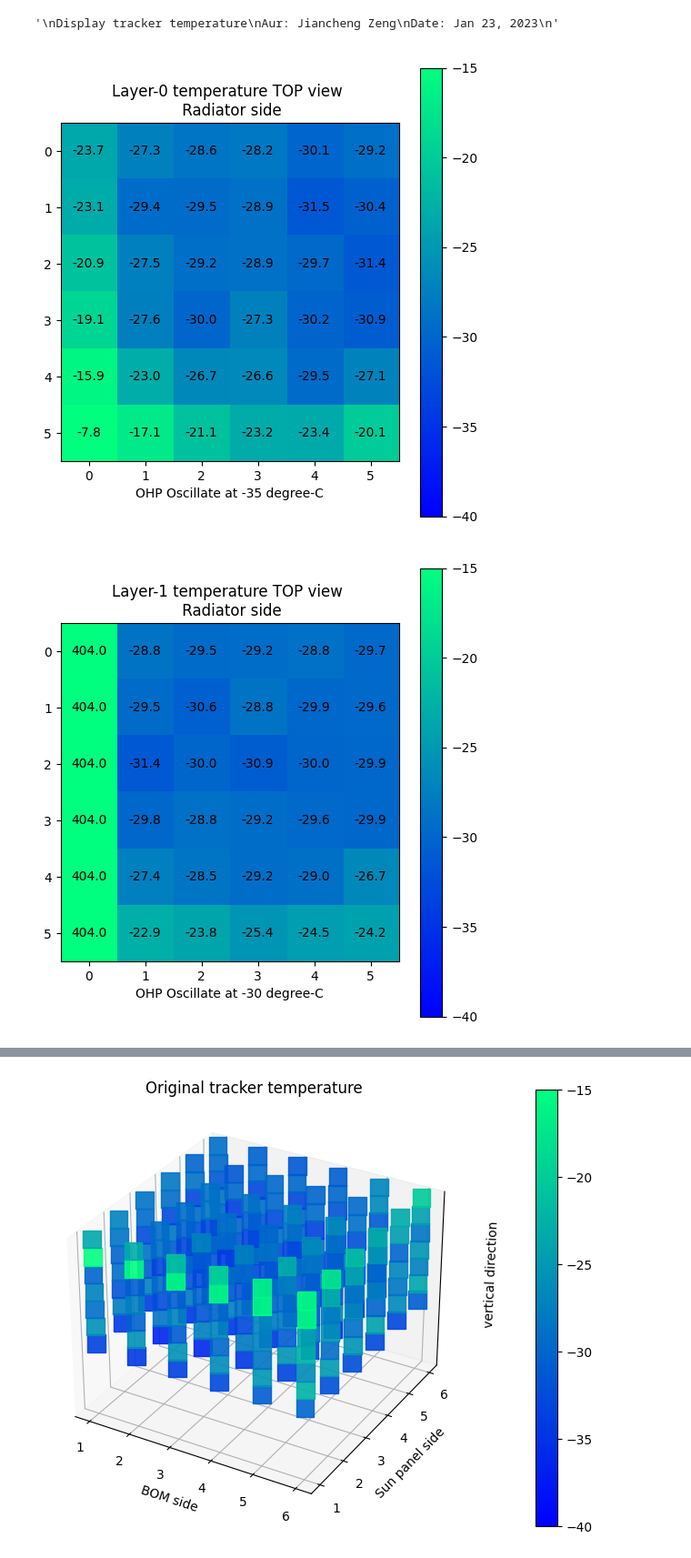
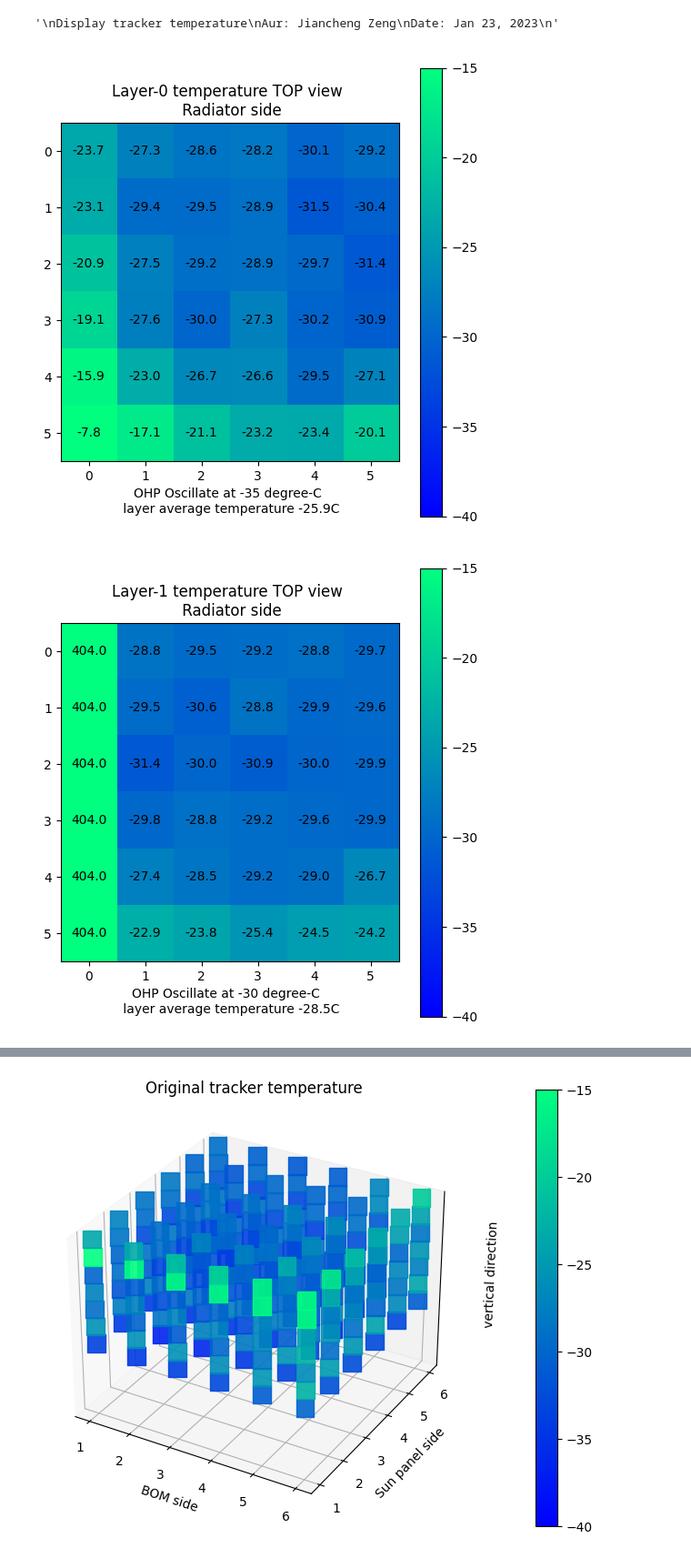
Before and after one commit to Eclipsedclaw/GAPS_thermal, a Jupyter notebook: tracker_temp.ipynb, the cells around one changed output, grey strips where cells are left out. Shown at 91% size. Drawn from its saved outputs; the diff is of its cells as text; code cells hidden in the pictures.

```diff
--- a/tracker_temp.ipynb
+++ b/tracker_temp.ipynb
@@ -20,7 +20,7 @@ fig = plt.figure(figsize=(6, 6.4))
 ax = fig.add_subplot(111)
 ax.set_title('Layer-0 temperature TOP view \n Radiator side')
 ax.set_aspect('equal')
-ax.set_xlabel('OHP Oscillate at -35 degree-C')
+ax.set_xlabel('OHP Oscillate at -35 degree-C \n layer average temperature ' + str(round(np.average(T_0),1)) + 'C')
 plt.imshow(T_0, cmap = 'winter', vmin = -40, vmax = -15)
 cax = fig.add_axes([0.12, 0.1, 0.78, 0.8])
 cax.get_xaxis().set_visible(False)
@@ -37,32 +37,33 @@ for (j,i),label in np.ndenumerate(T_0):
 
 plt.show()
 # %% [output]
-[figure, old version]
+[figure, new version]
 # %%
 T_1=np.array([[404, -28.76, -29.48, -29.24, -28.84, -29.71], [404, -29.48, -30.59, -28.76, -29.87, -29.63], [404, -31.38, -30.03, -30.90, -30.03, -29.87], [404, -29.79, -28.84, -29.24, -29.56, -29.87], [404, -27.41, -28.52, -29.24, -29.00, -26.70], [404, -22.89, -23.84, -25.43, -24.48, -24.24]])
 fig = plt.figure(figsize=(6, 6.4))
 
 ax = fig.add_subplot(111)
 ax.set_title('Layer-1 temperature TOP view \n Radiator side')
 ax.set_aspect('equal')
-ax.set_xlabel('OHP Oscillate at -30 degree-C')
+ax.set_xlabel('OHP Oscillate at -30 degree-C  \n layer average temperature ' + str(round(np.average(np.array([[-28.76, -29.48, -29.24, -28.84, -29.71], [-29.48, -30.59, -28.76, -29.87, -29.63], [-31.38, -30.03, -30.90, -30.03, -29.87], [-29.79, -28.84, -29.24, -29.56, -29.87], [-27.41, -28.52, -29.24, -29.00, -26.70], [-22.89, -23.84, -25.43, -24.48, -24.24]])
+),1)) + 'C')
 plt.imshow(T_1, cmap = 'winter', vmin = -40, vmax = -15)
 cax = fig.add_axes([0.12, 0.1, 0.78, 0.8])
 cax.get_xaxis().set_visible(False)
 cax.get_yaxis().set_visible(False)
 cax.patch.set_alpha(0)
 cax.set_frame_on(False)
 plt.colorbar(orientation='vertical')
 
 '''
 Put temperature on the blocks
 '''
 for (j,i),label in np.ndenumerate(T_1):
     ax.text(i,j,round(T_1[j, i],1), c='k', ha='center',va='center')
 
 plt.show()
 # %% [output]
-[figure, old version]
+[figure, new version]
 # %%
 T_2=np.array([[-30.11, -30.11, -32.65, -32.65, -33.05, -31.38], [-30.75, -33.13, -33.13, -32.89, -34.00, -33.05], [-30.75, -32.73, -34.16, -33.37, -32.65, -33.05], [-30.03, -31.62, -32.10, -33.29, -33.60, -31.86], [-27.10, -29.79, -31.14, -31.38, -32.17, -31.22], [-24.08, -27.73, -28.84, -30.35, -29.87, -28.44]])
 fig = plt.figure(figsize=(6, 6.4))
```
Also changed, not shown: parts of 8 cells of this notebook, 1 other file.
